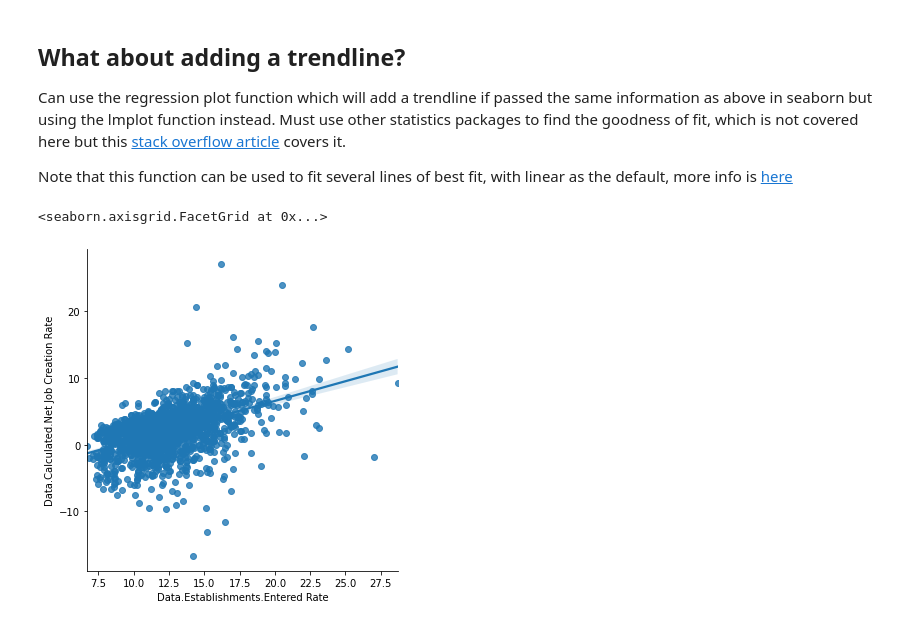
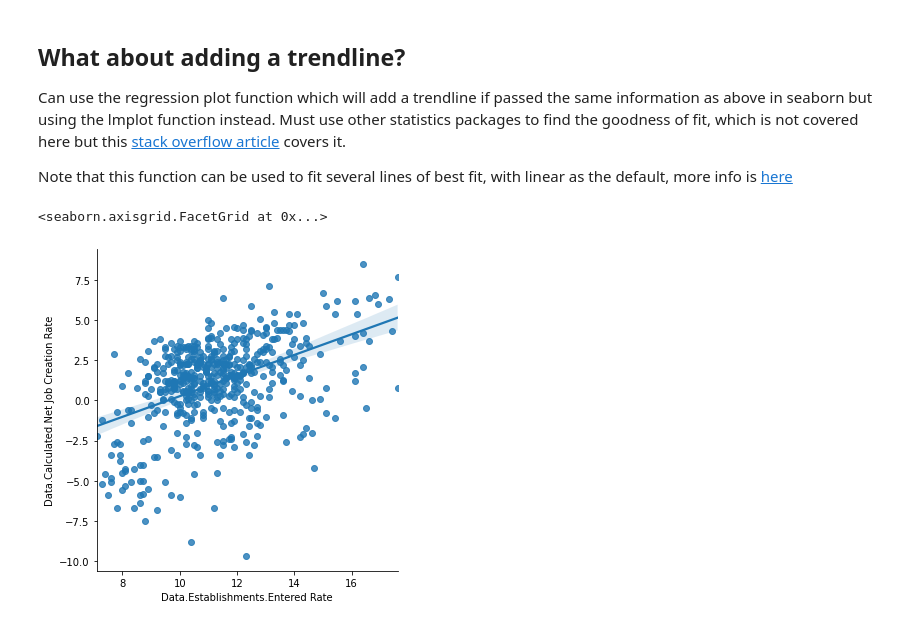
Before and after one commit to meganenglert/CISC367-Visualizations, a Jupyter notebook: scatterplots.ipynb, the cells around one changed output. Cells and saved outputs as stored; diff of their text form; code cells hidden in the pictures.

```diff
--- a/scatterplots.ipynb
+++ b/scatterplots.ipynb
@@ -59,6 +91,14 @@ import matplotlib.pyplot as plt
 import seaborn as sns
 import pandas as pd
 
-df = pd.read_csv('business_dynamics.csv')
+# Reading data from CORGIS
+df = pd.read_csv('https://corgis-edu.github.io/corgis/datasets/csv/business_dynamics/business_dynamics.csv')
 
-sns.scatterplot(data = df, y = "Data.Calculated.Net Job Creation Rate", x = "Data.Establishments.Entered Rate")
+# Grabbing only one decade of data
+df_specified_years = df[(df.Year >= 2000) & (df.Year <= 2009)]
+
+# Create scatterplot - note: labels come from dataframe
+scatter = sns.scatterplot(data = df_specified_years, x = "Data.Calculated.Net Job Creation Rate", y = "Data.Establishments.Entered Rate")
+# Set scatterplot title
+scatter = scatter.set_title("New Job Creation Rate vs. Business Creation Rate in Each US State, Each Year, 2000-2009")
+scatter
@@ -72,7 +114,7 @@ Can use the regression plot function which will add a trendline if passed the sa
 
 Note that this function can be used to fit several lines of best fit, with linear as the default, more info is [here](https://seaborn.pydata.org/tutorial/regression.html)
 # %%
-sns.lmplot(data = df, y = "Data.Calculated.Net Job Creation Rate", x = "Data.Establishments.Entered Rate")
+sns.lmplot(data = df_specified_years, y = "Data.Calculated.Net Job Creation Rate", x = "Data.Establishments.Entered Rate")
 # %% [output]
 <seaborn.axisgrid.FacetGrid at 0x...>
-[figure, old version]
+[figure, new version]
```
Also changed, not shown: parts of 22 cells of this notebook, 1 other file.
